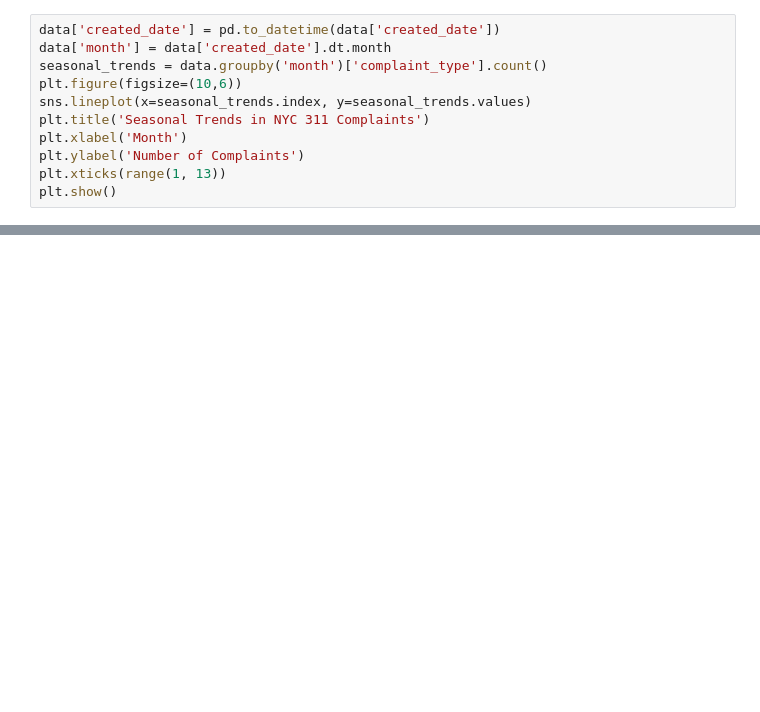
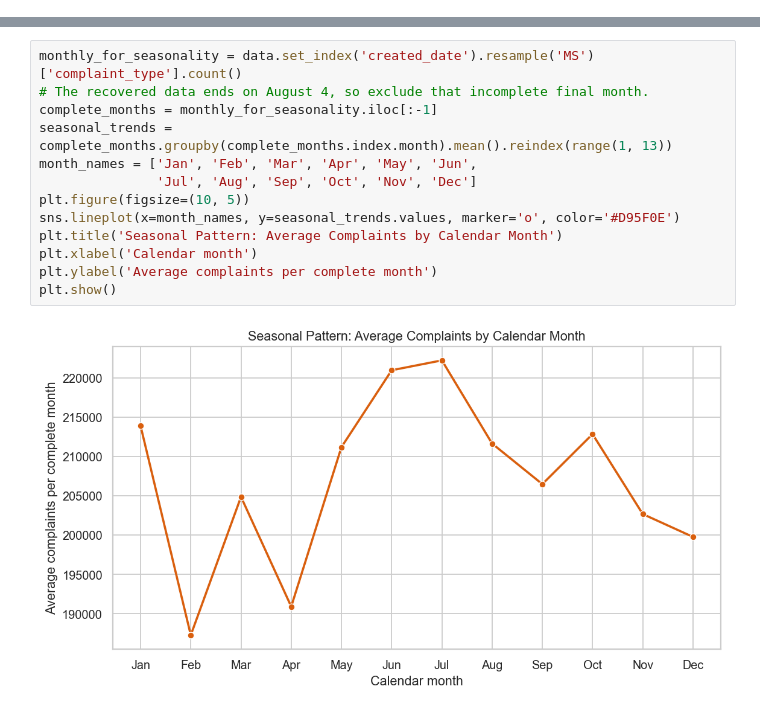
Before and after one commit to Riccia-Liang/Business_Analytics, a Jupyter notebook: NYC_311_Complaint_Type_Distribution_Visualization.ipynb, the cells around one changed output, grey strips where cells are left out. Cells and saved outputs as stored; diff of their text form; blank space fills up the shorter version.

```diff
--- a/NYC_311_Complaint_Type_Distribution_Visualization.ipynb
+++ b/NYC_311_Complaint_Type_Distribution_Visualization.ipynb
@@ -63,11 +90,0 @@ plt.show()
-# %%
-data['created_date'] = pd.to_datetime(data['created_date'])
-data['month'] = data['created_date'].dt.month
-seasonal_trends = data.groupby('month')['complaint_type'].count()
-plt.figure(figsize=(10,6))
-sns.lineplot(x=seasonal_trends.index, y=seasonal_trends.values)
-plt.title('Seasonal Trends in NYC 311 Complaints')
-plt.xlabel('Month')
-plt.ylabel('Number of Complaints')
-plt.xticks(range(1, 13))
-plt.show()
@@ -78,0 +91,15 @@ This notebook provided insights into the complaint types reported to NYC 311, hi
+# %%
+monthly_for_seasonality = data.set_index('created_date').resample('MS')['complaint_type'].count()
+# The recovered data ends on August 4, so exclude that incomplete final month.
+complete_months = monthly_for_seasonality.iloc[:-1]
+seasonal_trends = complete_months.groupby(complete_months.index.month).mean().reindex(range(1, 13))
+month_names = ['Jan', 'Feb', 'Mar', 'Apr', 'May', 'Jun',
+               'Jul', 'Aug', 'Sep', 'Oct', 'Nov', 'Dec']
+plt.figure(figsize=(10, 5))
+sns.lineplot(x=month_names, y=seasonal_trends.values, marker='o', color='#D95F0E')
+plt.title('Seasonal Pattern: Average Complaints by Calendar Month')
+plt.xlabel('Calendar month')
+plt.ylabel('Average complaints per complete month')
+plt.show()
+# %% [output]
+[figure, added]
```
Also changed, not shown: parts of 23 cells of this notebook, 2 other files.
